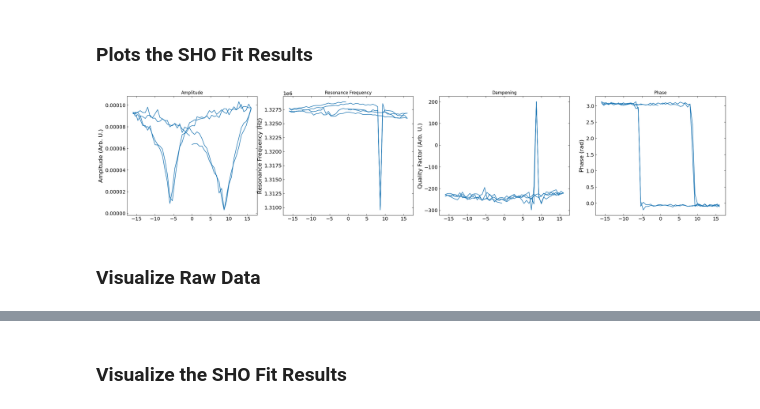
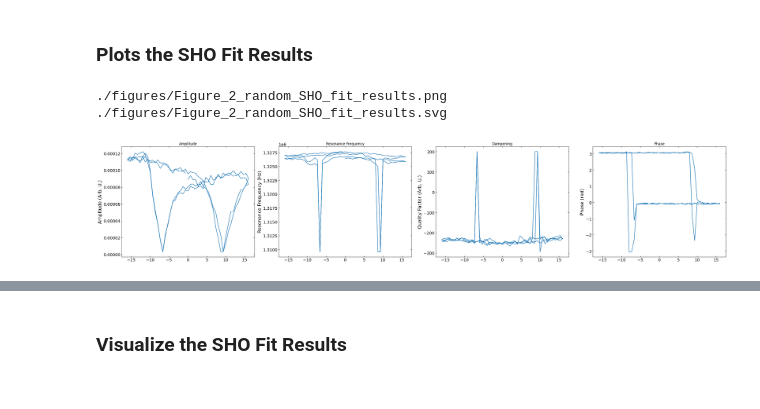
Before and after one commit to m3-learning/m3_learning_old, a Jupyter notebook: m3_learning/papers/2023_Rapid_Fitting/1_SHO_Fitting.ipynb, the cells around one changed output, grey strips where cells are left out. Saved outputs shown, nothing was run; the diff lists cells and outputs as text; code cells hidden in the pictures.

```diff
--- a/m3_learning/papers/2023_Rapid_Fitting/1_SHO_Fitting.ipynb
+++ b/m3_learning/papers/2023_Rapid_Fitting/1_SHO_Fitting.ipynb
@@ -16,7 +16,6 @@ import numpy as np
 import matplotlib.pyplot as plt
 from matplotlib.patches import ConnectionPatch
 
-
 from src.m3_learning.nn.random import random_seed
 from src.m3_learning.viz.style import style
 from src.m3_learning.be.util import print_be_tree
@@ -24,9 +23,11 @@ from src.m3_learning.be.processing import convert_amp_phase, fit_loop_function,
 from src.m3_learning.viz.layout import layout_fig
 from src.m3_learning.util.h5_util import make_dataset, make_group
 from src.m3_learning.util.file_IO import download_and_unzip
+from src.m3_learning.viz.printing import printer
+printing = printer(basepath = './figures/')
+
 from scipy.signal import resample
 from scipy import fftpack
-
 
 
 style("default")
@@ -162,23 +280,29 @@ dc_voltage = h5_f["Measurement_000"]["Channel_000"]['Raw_Data-SHO_Fit_000']['Spe
 SHO_fit_results = SHO_fit_to_array(h5_f["Measurement_000"]["Channel_000"]["Raw_Data-SHO_Fit_000"]["Fit"])
 # %%
+# selects a random pixel to plot
 pix = np.random.randint(0,3600)
 
+# plots the SHO fit results for the selected pixel
 figs, ax = layout_fig(4, 4, figsize=(30, 6))
 
+# labels for the plots
 labels = [{'title': "Amplitude",
             'y_label': "Ampltude (Arb. U.)"},
          {'title': "Resonance Frequency",
             'y_label': "Resonance Frequency (Hz)"},
          {'title': "Dampening",
             'y_label': "Quality Factor (Arb. U.)"},
         {'title': "Phase",
             'y_label': "Phase (rad)"}]
 
 for i, ax in enumerate(ax):
     ax.plot(dc_voltage, SHO_fit_results[pix,1::2,i])
     ax.set_title(labels[i]['title'])
     ax.set_ylabel(labels[i]['y_label'])
+
+figs.tight_layout()
+printing.savefig(figs, "Figure_2_random_SHO_fit_results")
 # %% [output]
+./figures/Figure_2_random_SHO_fit_results.png
+./figures/Figure_2_random_SHO_fit_results.svg
-[figure, old version]
+[figure, new version]
-# %% [markdown]
-### Visualize Raw Data
```
Also changed, not shown: parts of 10 cells of this notebook, 27 other files.
